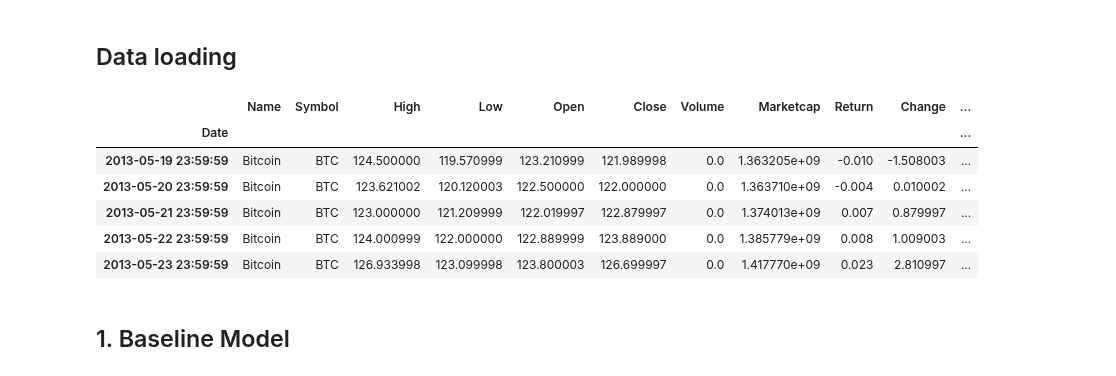
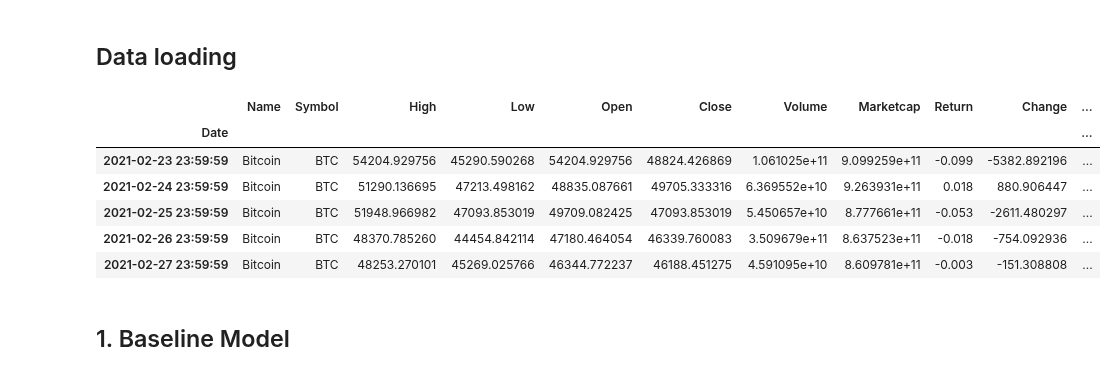
Before and after one commit to DSEI21000-S21/project-altcoinpriceprediction, a Jupyter notebook: VasilevaDO/Part 3. Machine Learning.ipynb, the cells around one changed output. Saved outputs shown, nothing was run; the diff lists cells and outputs as text; code cells hidden in the pictures.

```diff
--- a/VasilevaDO/Part 3. Machine Learning.ipynb
+++ b/VasilevaDO/Part 3. Machine Learning.ipynb
@@ -29,15 +29,15 @@ bit_data=pd.read_csv('bit_data.csv',header=0, parse_dates=[0])
 bit_data['Date'] = pd.to_datetime(bit_data['Date'])
 bit_data.set_index('Date', inplace=True)
 # %%
-bit_data.head()
+bit_data.tail()
 # %% [output]
 |  | Name | Symbol | High | Low | Open | Close | Volume | Marketcap | Return | Change | ... |
 | Date |  |  |  |  |  |  |  |  |  |  | ... |
-| 2013-05-19 23:59:59 | Bitcoin | BTC | 124.500000 | 119.570999 | 123.210999 | 121.989998 | 0.0 | 1.363205e+09 | -0.010 | -1.508003 | ... |
-| 2013-05-20 23:59:59 | Bitcoin | BTC | 123.621002 | 120.120003 | 122.500000 | 122.000000 | 0.0 | 1.363710e+09 | -0.004 | 0.010002 | ... |
-| 2013-05-21 23:59:59 | Bitcoin | BTC | 123.000000 | 121.209999 | 122.019997 | 122.879997 | 0.0 | 1.374013e+09 | 0.007 | 0.879997 | ... |
-| 2013-05-22 23:59:59 | Bitcoin | BTC | 124.000999 | 122.000000 | 122.889999 | 123.889000 | 0.0 | 1.385779e+09 | 0.008 | 1.009003 | ... |
-| 2013-05-23 23:59:59 | Bitcoin | BTC | 126.933998 | 123.099998 | 123.800003 | 126.699997 | 0.0 | 1.417770e+09 | 0.023 | 2.810997 | ... |
+| 2021-02-23 23:59:59 | Bitcoin | BTC | 54204.929756 | 45290.590268 | 54204.929756 | 48824.426869 | 1.061025e+11 | 9.099259e+11 | -0.099 | -5382.892196 | ... |
+| 2021-02-24 23:59:59 | Bitcoin | BTC | 51290.136695 | 47213.498162 | 48835.087661 | 49705.333316 | 6.369552e+10 | 9.263931e+11 | 0.018 | 880.906447 | ... |
+| 2021-02-25 23:59:59 | Bitcoin | BTC | 51948.966982 | 47093.853019 | 49709.082425 | 47093.853019 | 5.450657e+10 | 8.777661e+11 | -0.053 | -2611.480297 | ... |
+| 2021-02-26 23:59:59 | Bitcoin | BTC | 48370.785260 | 44454.842114 | 47180.464054 | 46339.760083 | 3.509679e+11 | 8.637523e+11 | -0.018 | -754.092936 | ... |
+| 2021-02-27 23:59:59 | Bitcoin | BTC | 48253.270101 | 45269.025766 | 46344.772237 | 46188.451275 | 4.591095e+10 | 8.609781e+11 | -0.003 | -151.308808 | ... |
 # %%
 binary = lambda data: [1 if x > 0 else 0 for x in data]
 # %% [markdown]
```
Also changed, not shown: parts of 9 cells of this notebook, 4 other files.
